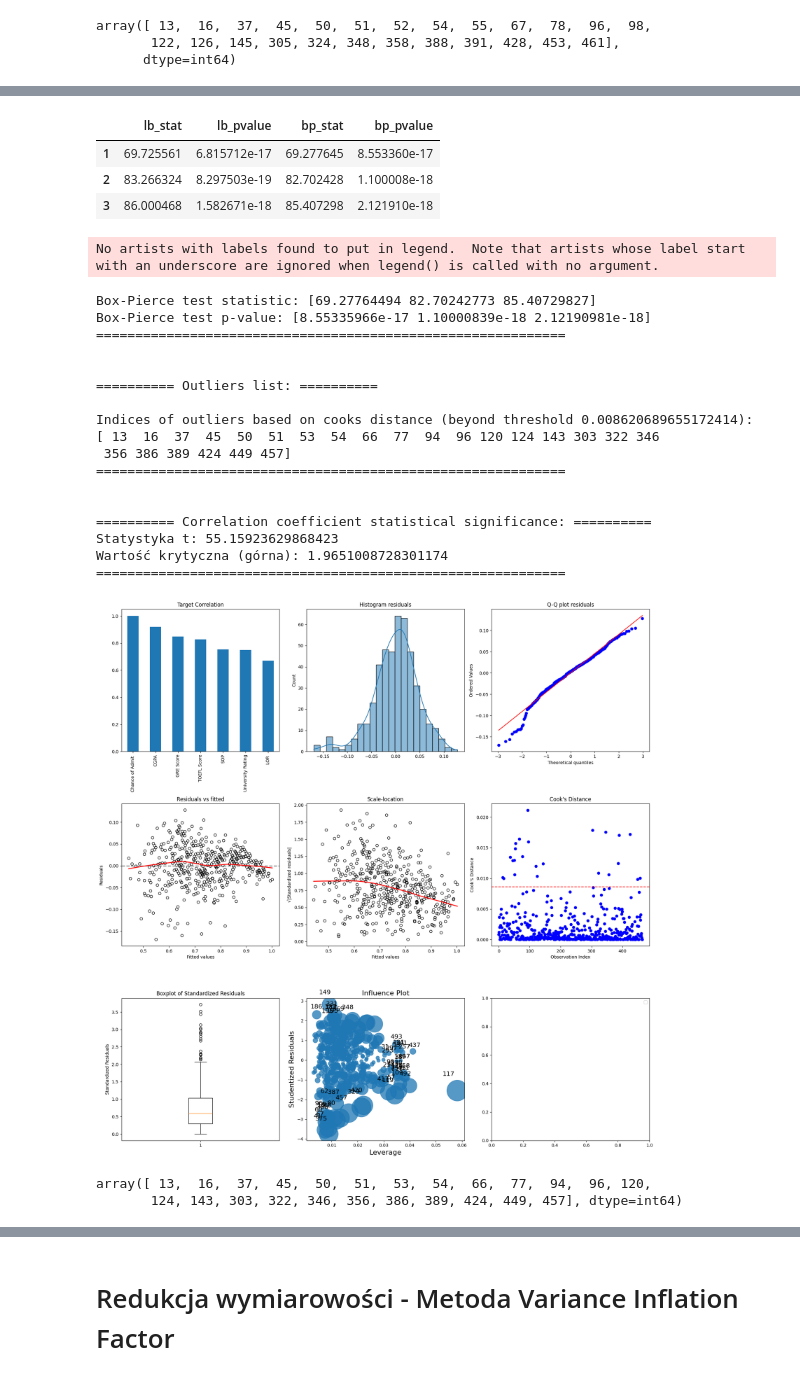
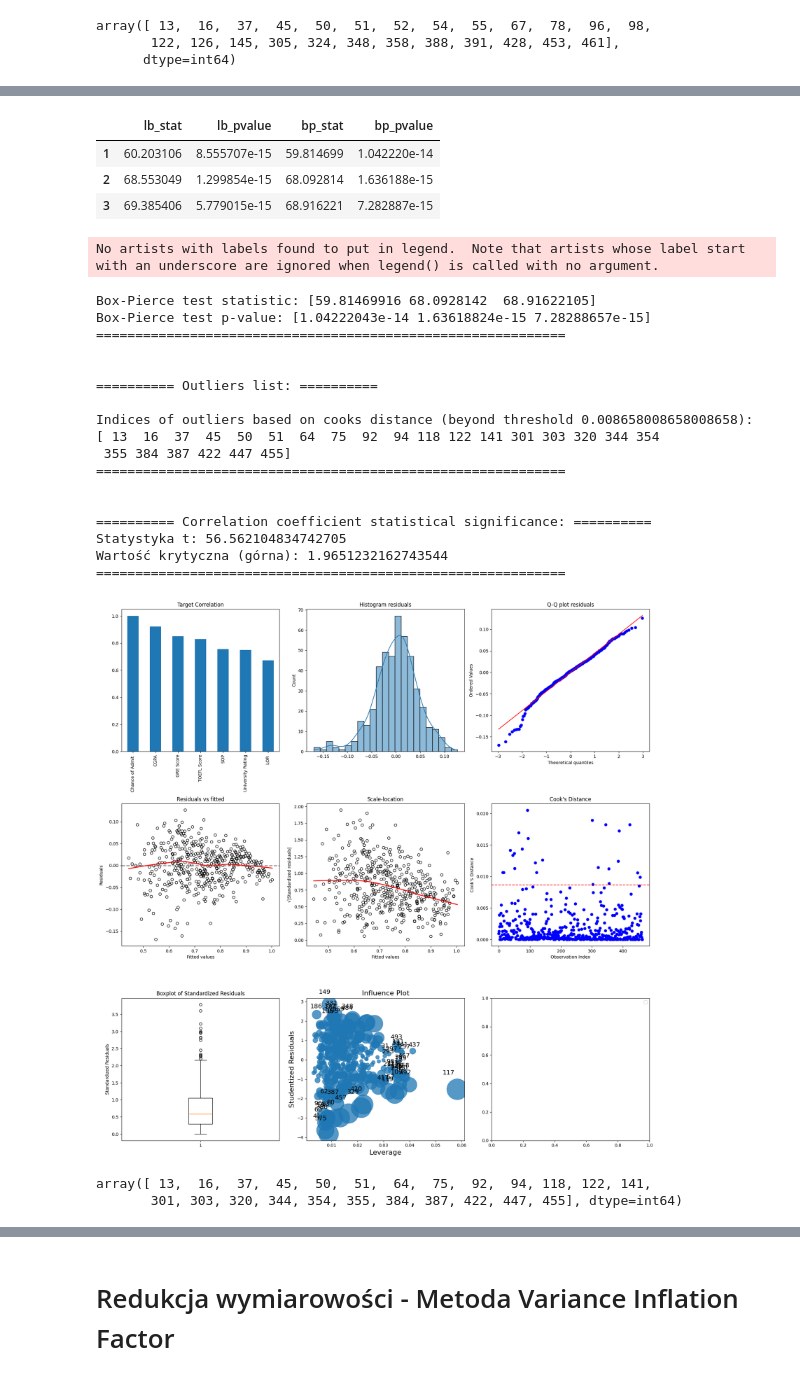
Before and after one commit to milymilek/statistics-projects, a Jupyter notebook: project-3/multiple_regression_analysis.ipynb, the cells around one changed output, grey strips where cells are left out. Drawn from its saved outputs; the diff is of its cells as text; code cells hidden in the pictures.

```diff
--- a/project-3/multiple_regression_analysis.ipynb
+++ b/project-3/multiple_regression_analysis.ipynb
@@ -354,7 +323,8 @@ model = sm.OLS(df[target_col], sm.add_constant(df[columns])).fit()
 
 dfbetas = model.get_influence().dfbetas
 
-threshold = 2 / np.sqrt(df.shape[0])
+threshold = 4 / np.sqrt(df.shape[0])
+dfbetas_outliers = []
 
 # Plotting DFBETAS
 fig, axes = plt.subplots(nrows=dfbetas.shape[1], ncols=1, figsize=(15, 35), sharex=True)
@@ -368,6 +338,7 @@ for i in range(dfbetas.shape[1]):
     # Annotate points above the threshold
     for j, value in enumerate(dfbetas[:, i]):
         if abs(value) > threshold:
+            dfbetas_outliers.append(j)
             axes[i].annotate(f'{j}', (j, value), textcoords="offset points", xytext=(0,5), ha='center', fontsize=8, color='blue')
 
     axes[i].legend(loc='best')
@@ -494,4 +514,8 @@ Odfiltrujemy jeszcze raz, tym razem z odrzuceniem wartosci wpływowych widocznyc
 # %%
-df_filtered = df.drop(np.concatenate((outliers,np.array([436, 114, 58, 441]))))
+outliers_concatenated = np.unique(np.concatenate((outliers,np.array([436, 114, 58, 441]), dfbetas_outliers)))
+
+print("Usuwamy następujące indeksy: ", outliers_concatenated)
+
+df_filtered = df.drop(outliers_concatenated)
 build_and_analyze_model(df_filtered, columns, target_col)
 # %% [output]
@@ -534,31 +558,31 @@ Skewness: -0.5854367239542257
 ============================================================
 
 ... (8 lines left out)
 ============================================================
 
 
 ========== Autocorrelation check (for lags=1,2,3): ==========
 |  | lb_stat | lb_pvalue | bp_stat | bp_pvalue |
-| 1 | 69.725561 | 6.815712e-17 | 69.277645 | 8.553360e-17 |
-| 2 | 83.266324 | 8.297503e-19 | 82.702428 | 1.100008e-18 |
-| 3 | 86.000468 | 1.582671e-18 | 85.407298 | 2.121910e-18 |
+| 1 | 60.203106 | 8.555707e-15 | 59.814699 | 1.042220e-14 |
+| 2 | 68.553049 | 1.299854e-15 | 68.092814 | 1.636188e-15 |
+| 3 | 69.385406 | 5.779015e-15 | 68.916221 | 7.282887e-15 |
 No artists with labels found to put in legend.  Note that artists whose label start with an underscore are ignored when legend() is called with no argument.
-Box-Pierce test statistic: [69.27764494 82.70242773 85.40729827]
-Box-Pierce test p-value: [8.55335966e-17 1.10000839e-18 2.12190981e-18]
+Box-Pierce test statistic: [59.81469916 68.0928142  68.91622105]
+Box-Pierce test p-value: [1.04222043e-14 1.63618824e-15 7.28288657e-15]
 ============================================================
 
 
 ========== Outliers list: ==========
 
-Indices of outliers based on cooks distance (beyond threshold 0.008620689655172414): [ 13  16  37  45  50  51  53  54  66  77  94  96 120 124 143 303 322 346
- 356 386 389 424 449 457]
+Indices of outliers based on cooks distance (beyond threshold 0.008658008658008658): [ 13  16  37  45  50  51  64  75  92  94 118 122 141 301 303 320 344 354
+ 355 384 387 422 447 455]
 ============================================================
 
 
 ========== Correlation coefficient statistical significance: ==========
-Statystyka t: 55.15923629868423
-Wartość krytyczna (górna): 1.9651008728301174
+Statystyka t: 56.562104834742705
+Wartość krytyczna (górna): 1.9651232162743544
 ============================================================
-[figure, old version]
+[figure, new version]
-array([ 13,  16,  37,  45,  50,  51,  53,  54,  66,  77,  94,  96, 120,
-       124, 143, 303, 322, 346, 356, 386, 389, 424, 449, 457], dtype=int64)
+array([ 13,  16,  37,  45,  50,  51,  64,  75,  92,  94, 118, 122, 141,
+       301, 303, 320, 344, 354, 355, 384, 387, 422, 447, 455], dtype=int64)
```
Also changed, not shown: parts of 27 cells of this notebook.
